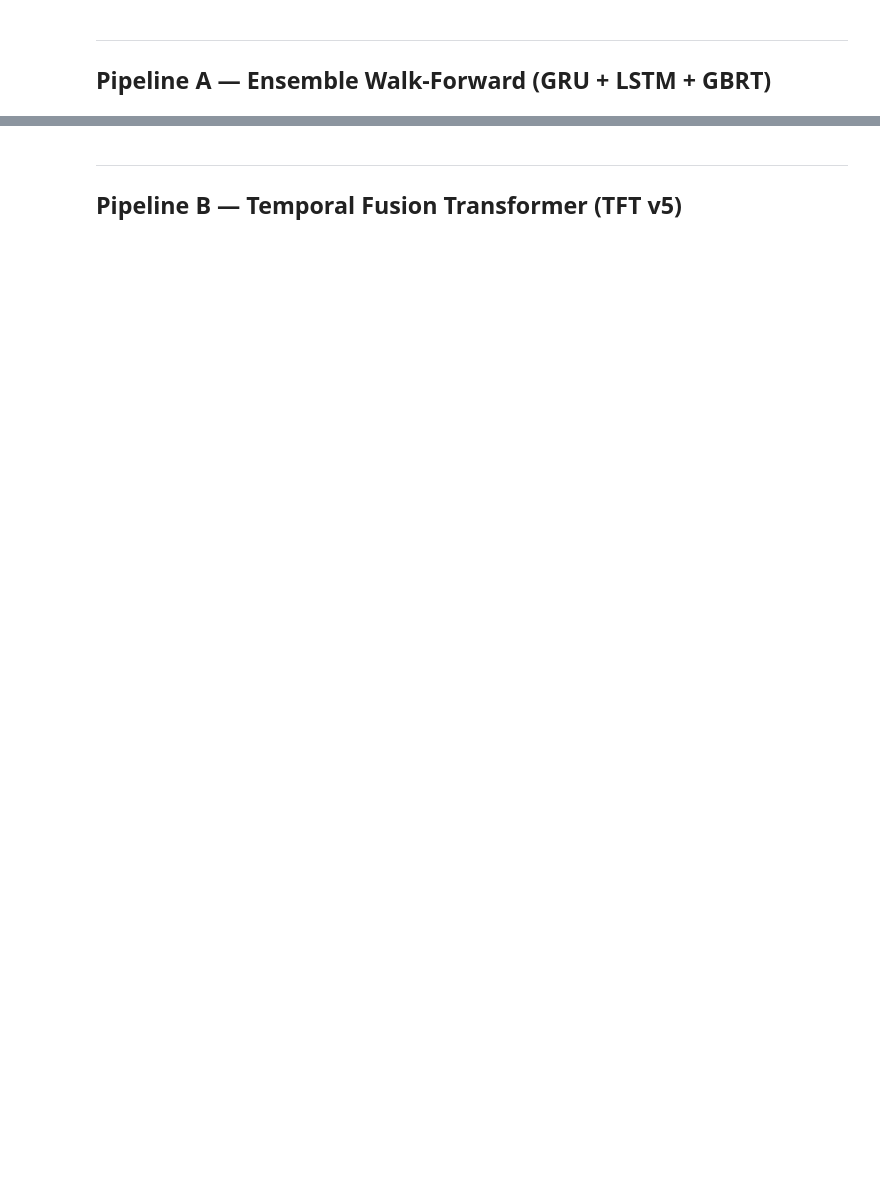
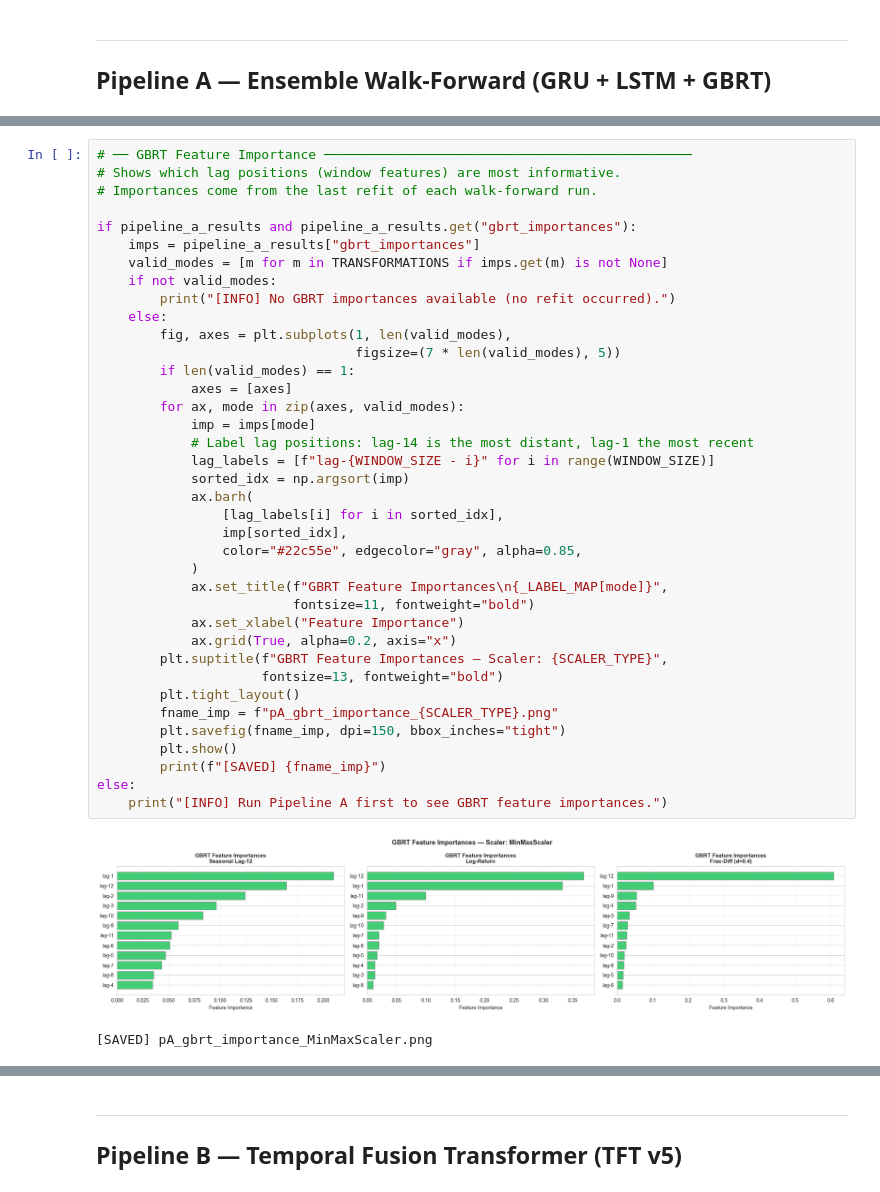
Before and after one commit to maracatu-machine-lab/time-series-prediction, a Jupyter notebook: master_pipeline.ipynb, the cells around one changed output, grey strips where cells are left out. Cells and saved outputs as stored; diff of their text form; blank space fills up the shorter version.

```diff
--- a/master_pipeline.ipynb
+++ b/master_pipeline.ipynb
@@ -953,0 +1556,41 @@ WARNING:tensorflow:From C:\Users\lucas\AppData\Local\Programs\Python\Python313\L
+# %%
+# ── GBRT Feature Importance ───────────────────────────────────────────────
+# Shows which lag positions (window features) are most informative.
+# Importances come from the last refit of each walk-forward run.
+
+if pipeline_a_results and pipeline_a_results.get("gbrt_importances"):
+    imps = pipeline_a_results["gbrt_importances"]
+    valid_modes = [m for m in TRANSFORMATIONS if imps.get(m) is not None]
+    if not valid_modes:
+        print("[INFO] No GBRT importances available (no refit occurred).")
+    else:
+        fig, axes = plt.subplots(1, len(valid_modes),
+                                 figsize=(7 * len(valid_modes), 5))
+        if len(valid_modes) == 1:
+            axes = [axes]
+        for ax, mode in zip(axes, valid_modes):
+            imp = imps[mode]
+            # Label lag positions: lag-14 is the most distant, lag-1 the most recent
+            lag_labels = [f"lag-{WINDOW_SIZE - i}" for i in range(WINDOW_SIZE)]
+            sorted_idx = np.argsort(imp)
+            ax.barh(
+                [lag_labels[i] for i in sorted_idx],
+                imp[sorted_idx],
+                color="#22c55e", edgecolor="gray", alpha=0.85,
+            )
+            ax.set_title(f"GBRT Feature Importances\n{_LABEL_MAP[mode]}",
+                         fontsize=11, fontweight="bold")
+            ax.set_xlabel("Feature Importance")
+            ax.grid(True, alpha=0.2, axis="x")
+        plt.suptitle(f"GBRT Feature Importances — Scaler: {SCALER_TYPE}",
+                     fontsize=13, fontweight="bold")
+        plt.tight_layout()
+        fname_imp = f"pA_gbrt_importance_{SCALER_TYPE}.png"
+        plt.savefig(fname_imp, dpi=150, bbox_inches="tight")
+        plt.show()
+        print(f"[SAVED] {fname_imp}")
+else:
+    print("[INFO] Run Pipeline A first to see GBRT feature importances.")
+# %% [output]
+[figure, added]
+[SAVED] pA_gbrt_importance_MinMaxScaler.png
```
Also changed, not shown: parts of 38 cells of this notebook, 16 other files.
